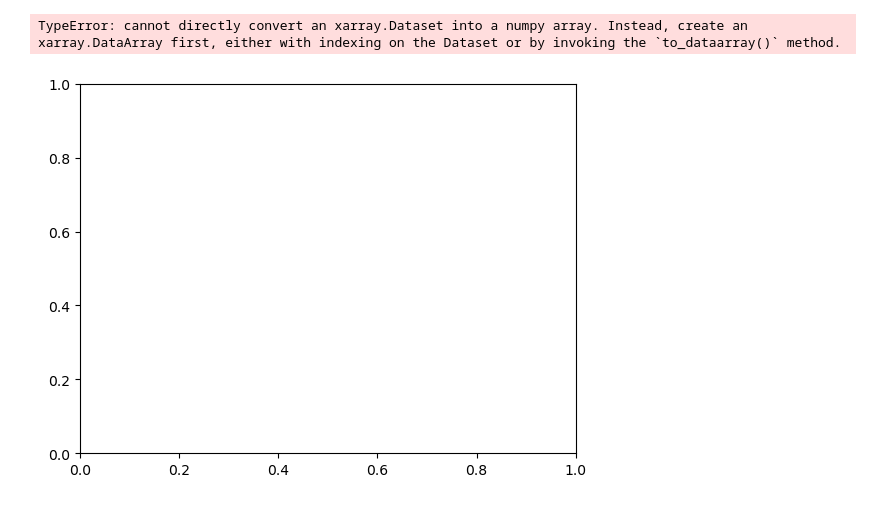
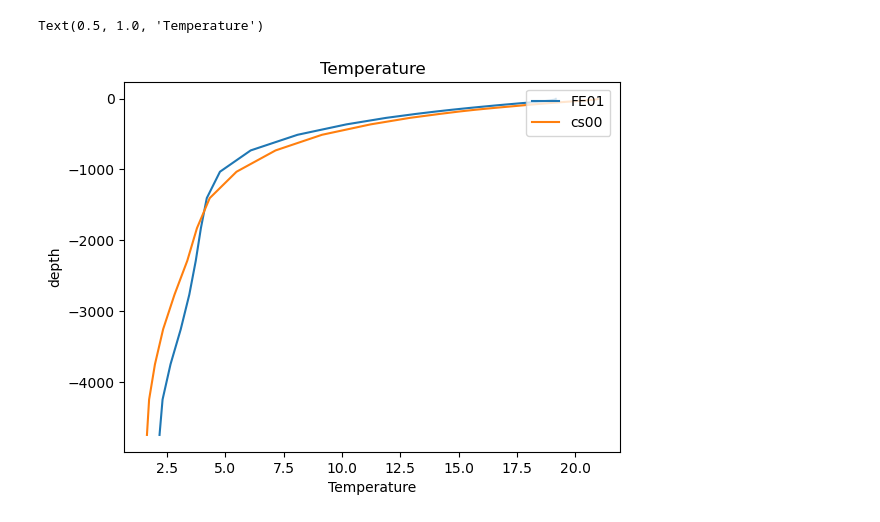
Before and after one commit to asozza/ecearth-outpost, a Jupyter notebook: notebooks/test_profiles.ipynb, the cells around one changed output. Saved outputs shown, nothing was run; the diff lists cells and outputs as text; code cells hidden in the pictures.

```diff
--- a/notebooks/test_profiles.ipynb
+++ b/notebooks/test_profiles.ipynb
@@ -48,5 +7,6 @@ if "time" in data:
 # %%
-profile(expname='cs00', startyear=6100, endyear=6110, varname='thetao', reader='nemo', label='CS1850')
+profile(expname='FE01', startyear=2230, endyear=2239, varname='thetao', label='FE01')
+profile(expname='cs00', startyear=3730, endyear=3739, varname='thetao', label='cs00')
 plt.legend(
     bbox_to_anchor=(0.98, 0.98),  # x, y coordinates for legend placement
     loc='upper right',         # Location of the legend relative to bbox_to_anchor
@@ -58,2 +34,2 @@ plt.title('Temperature')
-TypeError: cannot directly convert an xarray.Dataset into a numpy array. Instead, create an xarray.DataArray first, either with indexing on the Dataset or by invoking the `to_dataarray()` method.
+Text(0.5, 1.0, 'Temperature')
-[figure, old version]
+[figure, new version]
```
Also changed, not shown: parts of 7 cells of this notebook, 3 other files.
